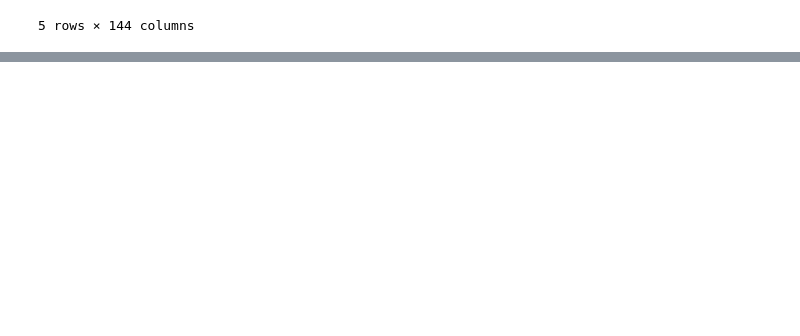
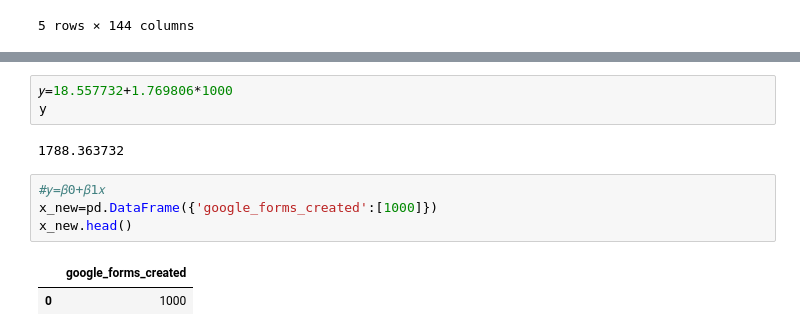
Before and after one commit to UNCG-CSE/G_Suite_Metrics, a Jupyter notebook: src/lavanya/Linear_Regression_Drive_Data.ipynb, the cells around one changed output, grey strips where cells are left out. Cells and saved outputs as stored; diff of their text form; blank space fills up the shorter version.

```diff
--- a/src/lavanya/Linear_Regression_Drive_Data.ipynb
+++ b/src/lavanya/Linear_Regression_Drive_Data.ipynb
@@ -27,0 +43,12 @@ df.head()
+# %%
+𝑦=18.557732+1.769806*1000
+y
+# %% [output]
+1788.363732
+# %%
+#𝑦=𝛽0+𝛽1𝑥
+x_new=pd.DataFrame({'google_forms_created':[1000]})
+x_new.head()
+# %% [output]
+|  | google_forms_created |
+| 0 | 1000 |
```
Also changed, not shown: parts of 12 cells of this notebook.
